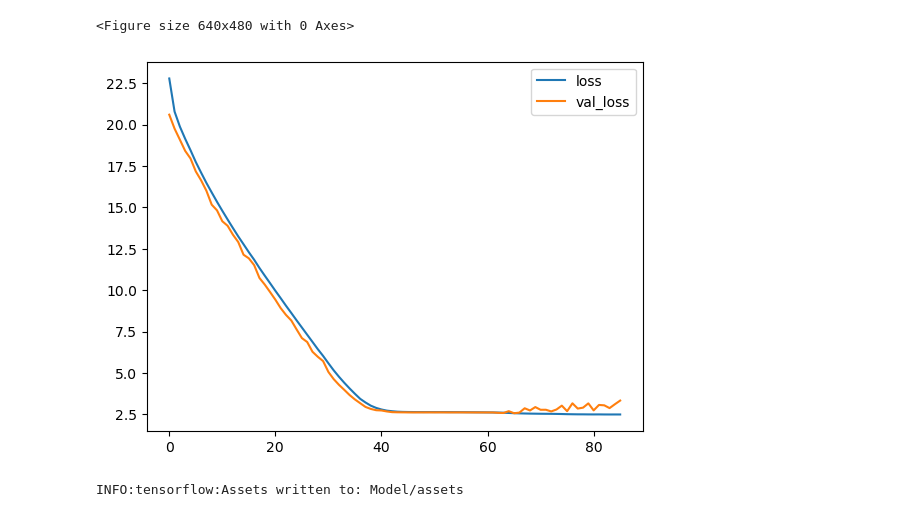
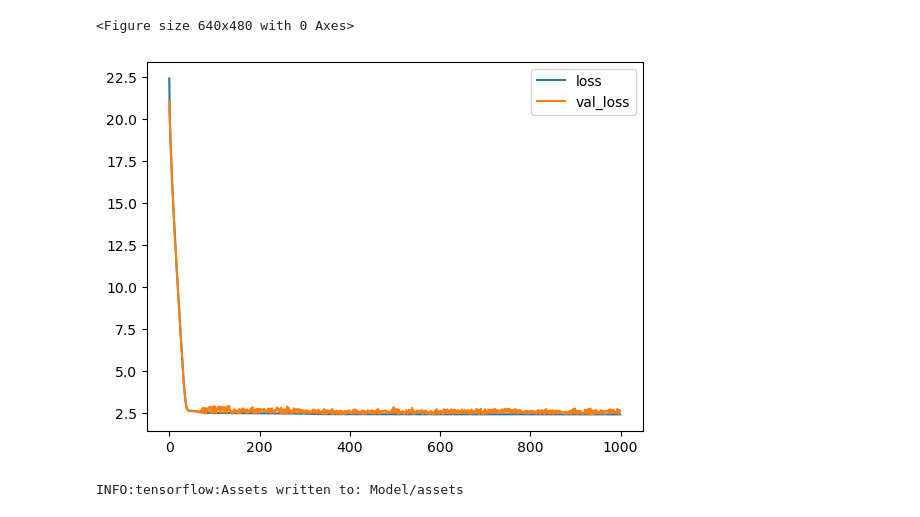
Before and after one commit to JJBarnes/JoshProject, a Jupyter notebook: hffrag.ipynb, the cells around one changed output. Saved outputs shown, nothing was run; the diff lists cells and outputs as text; code cells hidden in the pictures.

```diff
--- a/hffrag.ipynb
+++ b/hffrag.ipynb
@@ -346,7 +363,7 @@ To enable them in other operations, rebuild TensorFlow with the appropriate comp
 X_train, X_valid, y_train, y_valid = train_test_split(tracks, bhads, train_size = 0.75)
 # %%
 # Trains the data
-history = model.fit(X_train, y_train, validation_data = (X_valid, y_valid), batch_size=BATCHSIZE, callbacks =[early_stopping, reduce_lr], epochs=EPOCHS)
+history = model.fit(X_train, y_train, validation_data = (X_valid, y_valid), batch_size=BATCHSIZE, epochs=EPOCHS)
 
 #Plots and saves the loss curve
 history_df = numpy.log(pd.DataFrame(history.history))
@@ -374,5 +391,5 @@ Epoch 86/1000
 <Figure size 640x480 with 0 Axes>
-[figure, old version]
+[figure, new version]
 # %%
 #Saves the model
 model.save('Model')
```
Also changed, not shown: parts of 15 cells of this notebook.
